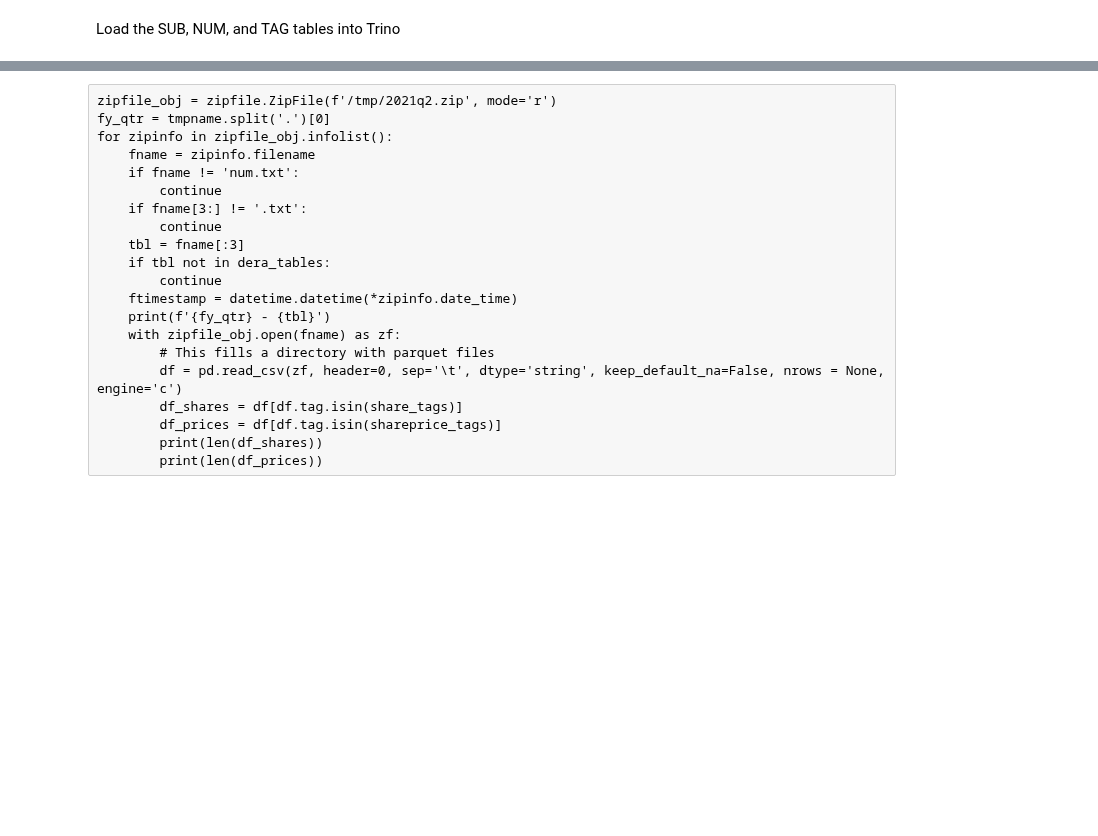
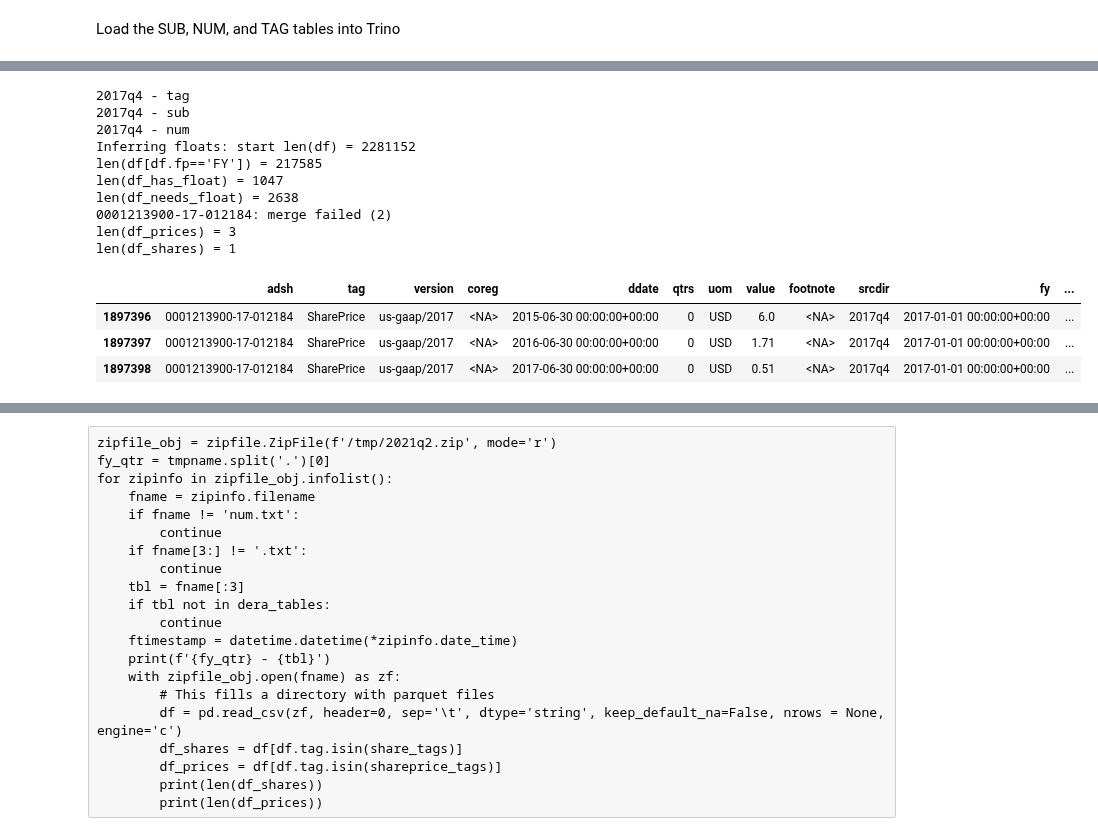
Before and after one commit to os-climate/DERA-ingest-pipeline, a Jupyter notebook: notebooks/DERA-ingest.ipynb, the cells around one changed output, grey strips where cells are left out. Cells and saved outputs as stored; diff of their text form; code cells hidden in the pictures; blank space fills up the shorter version.

```diff
--- a/notebooks/DERA-ingest.ipynb
+++ b/notebooks/DERA-ingest.ipynb
@@ -117,7 +117,7 @@ source_bucket = s3_source.Bucket(os.environ['S3_LANDING_BUCKET'])
 Open a Trino connection using JWT for authentication
 # %%
 ingest_catalog = 'osc_datacommons_dev'
-ingest_schema = 'sec_dera'
+ingest_schema = 'sandbox'
 # %%
 # Show available schemas to ensure trino connection is set correctly
 schema_read = engine.execute(f'show schemas in {ingest_catalog}')
@@ -501,18 +471,24 @@ def read_dera_table(zf, fy_qtr, tbl):
         df.loc[df.crdr=='', 'crdr'] = pd.NA
         df.loc[df.tlabel=='', 'tlabel'] = pd.NA
         df.loc[df.doc=='', 'doc'] = pd.NA
+        df.doc = df.doc.str.replace(':', '\:')
     # print(df.dtypes)
     # display(df.head())
 
     return df
+# %%
+dera_tables = ['tag', 'sub', 'num']
+
+if False:
+    for tbl in dera_tables:
+        qres = engine.execute(f"delete from {ingest_schema}.dera_{tbl}3")
+        print(qres.fetchall())
 # %%
 import io
 import zipfile
 import datetime
 
-objects=source_bucket.objects.filter(Prefix='SEC-DERA/20')
-
-dera_tables = ['sub', 'num', 'tag']
+objects=source_bucket.objects.filter(Prefix='SEC-DERA/2017q4')
 
 for obj in objects:
     if obj.key.endswith('.zip'):
@@ -525,38 +501,81 @@ for obj in objects:
             print(f'{fy_qtr} - {tbl}')
             with zipfile_obj.open(f"{tbl}.txt") as zf:
                 # Read data from ZF into a dataframe.
                 dera_df[tbl] = read_dera_table (zf, fy_qtr, tbl)
         zipfile_obj.close()
 
         if False:
             # Alas, there is some minor post-fixing we need to do before ingesting into parquet
             df = dera_df['num']
             num_fields = df.columns
             df = df[df.tag=='ComputedTreasuryFloat']
             treasury_df = dera_df['sub'].loc[dera_df['sub'].fp=='FY', ['adsh', 'cik', 'name','fye', 'fy', ]].merge(df, on='adsh')
             if (len(treasury_df)>0):
                 display(treasury_df)
                 grouped_df = treasury_df.groupby('cik')
                 for key, item in grouped_df:
                     if len(item)==1:
                         df = item[num_fields].copy()
                         df.ddate = pd.to_datetime(f"{item.fy.squeeze().year}1231", format='%Y%m%d')
                         df.version = item.adsh.squeeze()
                         # df = df.astype(dera_df['num'].dtypes.to_dict())
                         print("adding fact (1)")
                         print(df)
                         df = df.astype(dera_df['num'].dtypes.to_dict())
                         dera_df['num'] = dera_df['num'].append(df)
                     else:
                         item = item.sort_values('ddate', ascending=False).reset_index()
                         df = generate_intermediate_ddate_value(item.iloc[0:2])
                         dera_df['num'] = dera_df['num'].append(df)
+        if False:
+            # Now output as parquet files
+            for tbl in dera_tables:
+                buf = io.BytesIO()
+                dera_df[tbl].to_parquet(path=buf)
+                buf.seek(0)
+                fy_qtr = dera_df[tbl].iloc[0].srcdir
+                trino_bucket.upload_fileobj(Fileobj=buf,
+                                            Key=f'trino/{ingest_schema}/{tbl}/{fy_qtr}.parquet')
+        else:
+            # Import into Trino the slow way...
+            for tbl in dera_tables:
+                ingest_table = f"dera_{tbl}4"
+                partition = {"sub":"'bucket(adsh,20)', 'bucket(cik,20)', 'fy'", "tag":"'bucket(tag,20)'", "num":"'bucket(adsh,20)', 'bucket(tag,20)', 'ddate'"}[tbl]
+                columnschema = osc.create_table_schema_pairs(dera_df[tbl],
+                                                             typemap={"int16":"integer", "Int16":"integer",
+                                                                      "datetime64[ns, UTC]":"timestamp(6)"})
+                if partition:
+                    partition_string = f"partitioning = array[{partition}],"
+                else:
+                    partition_string = ""
+                tabledef = f"""
+create table if not exists {ingest_catalog}.{ingest_schema}.{ingest_table}(
+{columnschema}
+) with (
+    {partition_string}
+    format = 'ORC'
+)
+"""
+                print(tabledef)
+                qres = engine.execute(tabledef)
+                print(qres.fetchall())
 
-        # Now output as parquet files
-        for tbl in dera_tables:
-            buf = io.BytesIO()
-            dera_df[tbl].to_parquet(path=buf)
-            buf.seek(0)
-            fy_qtr = dera_df[tbl].iloc[0].srcdir
-            trino_bucket.upload_fileobj(Fileobj=buf,
-                                        Key=f'trino/{ingest_schema}/{tbl}/{fy_qtr}.parquet')
+                dera_df[tbl].to_sql(ingest_table,
+                                    con=engine, schema=ingest_schema, if_exists='append',
+                                    index=False,
+                                    method=osc.TrinoBatchInsert(batch_size=1000, verbose = False))
+# %% [output]
+2017q4 - tag
+2017q4 - sub
+2017q4 - num
+Inferring floats: start len(df) = 2281152
+len(df[df.fp=='FY']) = 217585
+len(df_has_float) = 1047
+len(df_needs_float) = 2638
+0001213900-17-012184: merge failed (2)
+len(df_prices) = 3
+len(df_shares) = 1
+|  | adsh | tag | version | coreg | ddate | qtrs | uom | value | footnote | srcdir | fy | ... |
+| 1897396 | 0001213900-17-012184 | SharePrice | us-gaap/2017 | <NA> | 2015-06-30 00:00:00+00:00 | 0 | USD | 6.0 | <NA> | 2017q4 | 2017-01-01 00:00:00+00:00 | ... |
+| 1897397 | 0001213900-17-012184 | SharePrice | us-gaap/2017 | <NA> | 2016-06-30 00:00:00+00:00 | 0 | USD | 1.71 | <NA> | 2017q4 | 2017-01-01 00:00:00+00:00 | ... |
+| 1897398 | 0001213900-17-012184 | SharePrice | us-gaap/2017 | <NA> | 2017-06-30 00:00:00+00:00 | 0 | USD | 0.51 | <NA> | 2017q4 | 2017-01-01 00:00:00+00:00 | ... |
```
Also changed, not shown: parts of 12 cells of this notebook.
